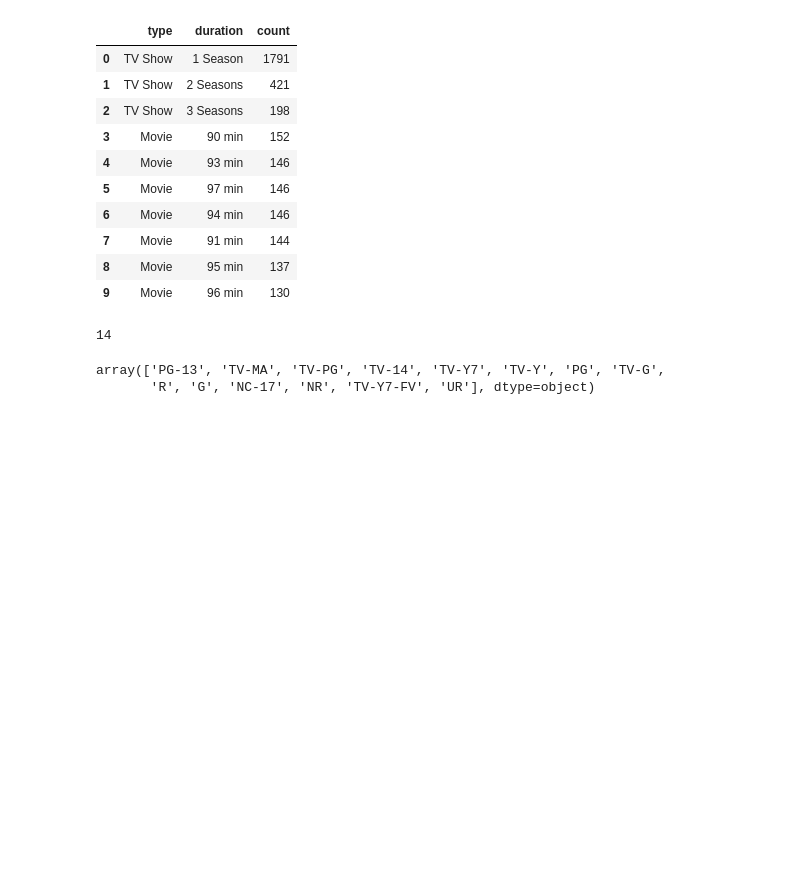
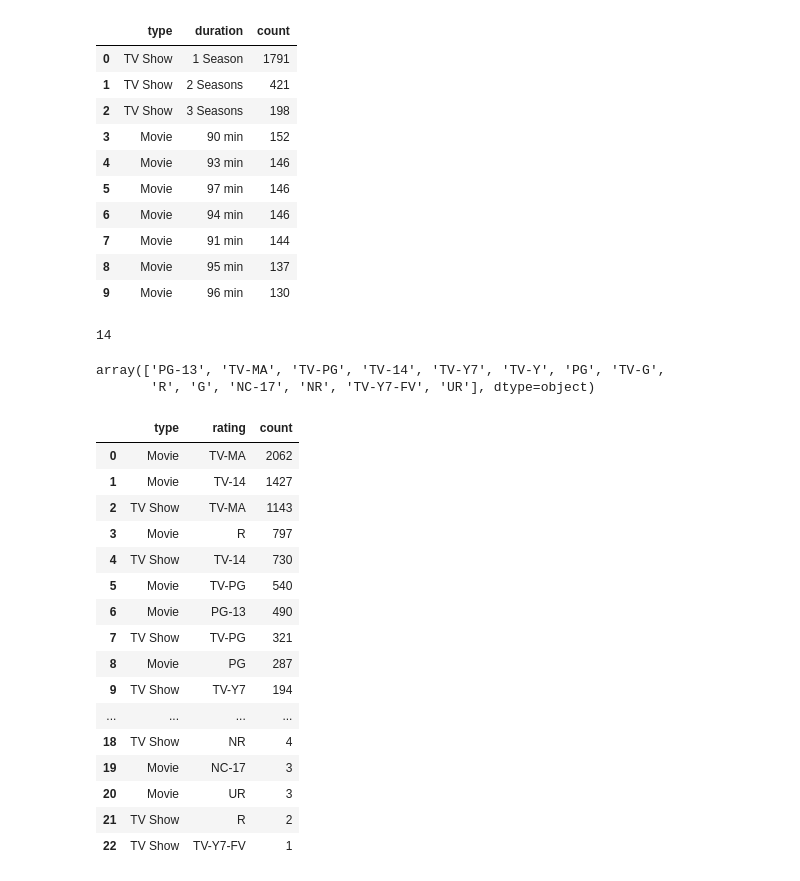
Before and after one commit to Dani-8/Netflix-Data-Analysis, a Jupyter notebook: Netflix-Data-Analysis.ipynb, the cells around one changed output. Saved outputs shown, nothing was run; the diff lists cells and outputs as text; code cells hidden in the pictures; blank space fills up the shorter version.

```diff
--- a/Netflix-Data-Analysis.ipynb
+++ b/Netflix-Data-Analysis.ipynb
@@ -457,3 +457,24 @@ df["rating"].unique()
 # %% [output]
 array(['PG-13', 'TV-MA', 'TV-PG', 'TV-14', 'TV-Y7', 'TV-Y', 'PG', 'TV-G',
        'R', 'G', 'NC-17', 'NR', 'TV-Y7-FV', 'UR'], dtype=object)
+# %%
+rating = df.groupby(["type", "rating"])["rating"].value_counts().sort_values(ascending=False).reset_index()
+rating
+# %% [output]
+|  | type | rating | count |
+| 0 | Movie | TV-MA | 2062 |
+| 1 | Movie | TV-14 | 1427 |
+| 2 | TV Show | TV-MA | 1143 |
+| 3 | Movie | R | 797 |
+| 4 | TV Show | TV-14 | 730 |
+| 5 | Movie | TV-PG | 540 |
+| 6 | Movie | PG-13 | 490 |
+| 7 | TV Show | TV-PG | 321 |
+| 8 | Movie | PG | 287 |
+| 9 | TV Show | TV-Y7 | 194 |
+| ... | ... | ... | ... |
+| 18 | TV Show | NR | 4 |
+| 19 | Movie | NC-17 | 3 |
+| 20 | Movie | UR | 3 |
+| 21 | TV Show | R | 2 |
+| 22 | TV Show | TV-Y7-FV | 1 |
```
